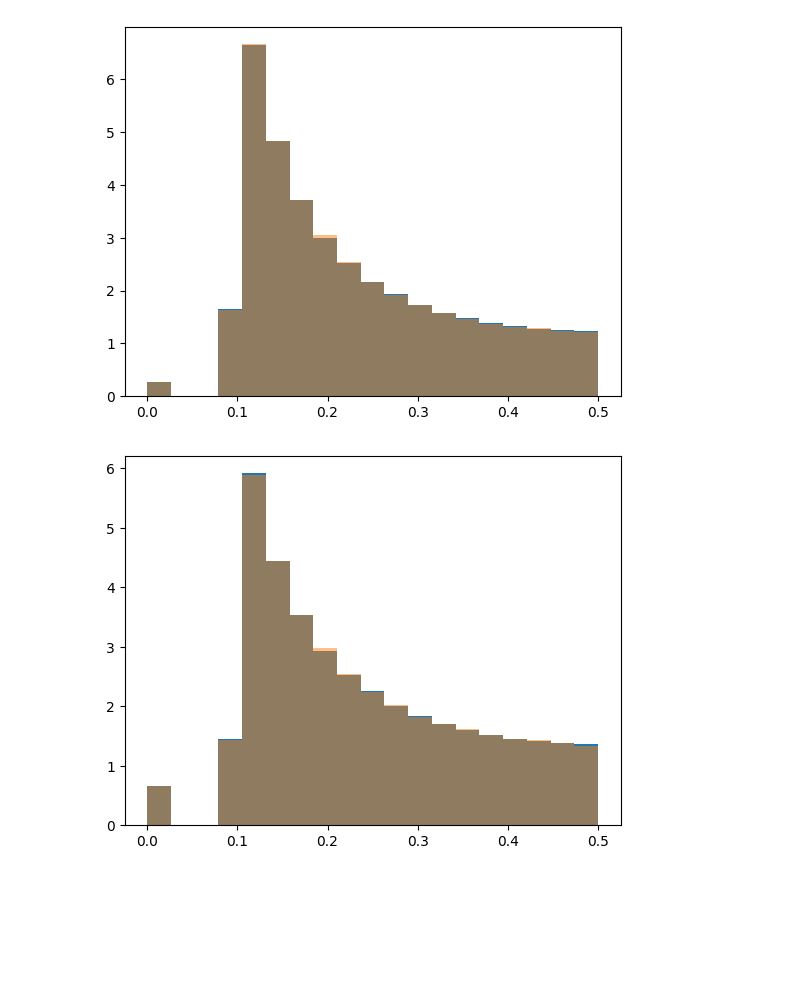
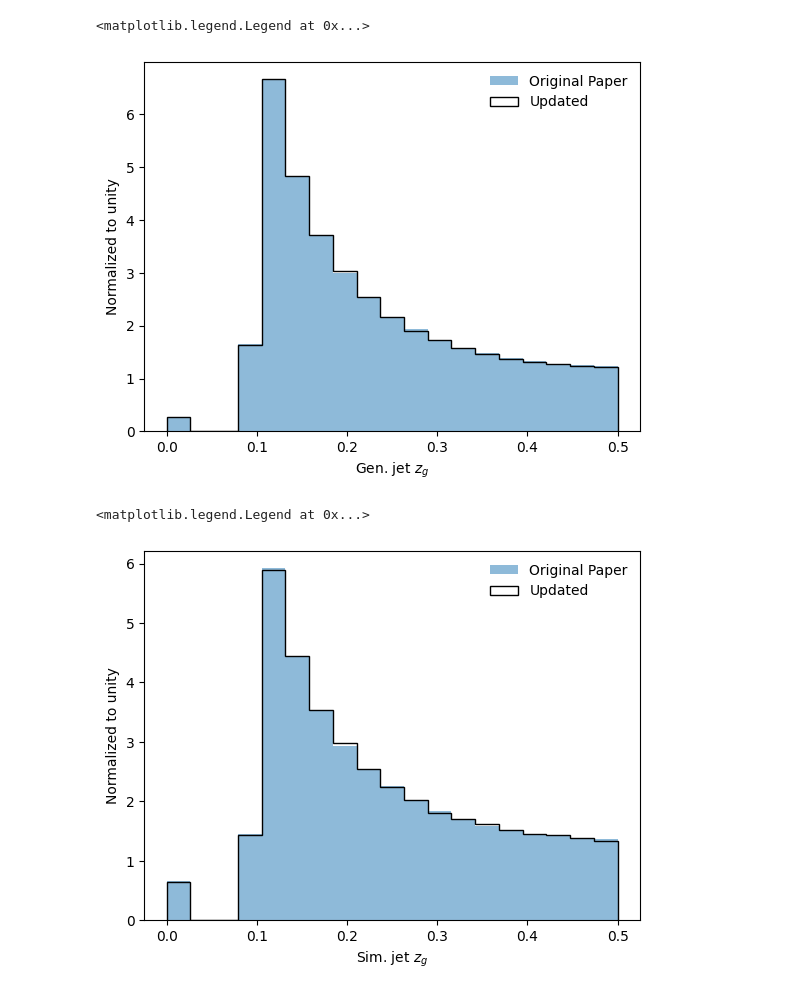
Before and after one commit to hep-lbdl/OmniFold, a Jupyter notebook: Benchmark/CheckOmniFold.ipynb, the cells around one changed output. Drawn from its saved outputs; the diff is of its cells as text; code cells hidden in the pictures; blank space fills up the shorter version.

Commit message:
made nicer plotting style

```diff
--- a/Benchmark/CheckOmniFold.ipynb
+++ b/Benchmark/CheckOmniFold.ipynb
@@ -39,7 +19,7 @@ sim_widths = []
 sim_tau2s = []
 sim_zgs = []
 sim_sdms = []
-for line in open("/global/cfs/cdirs/m3246/AnomalyDetection/ILC/Delphes-3.5.0/test_Omni.txt"):
+for line in open("test_Omni.txt"):
     if 'truth' in line:
         ZpT = float(line.split()[2])
         if (ZpT > 200):
@@ -145,11 +151,19 @@ _=plt.hist(zjets_bigger['sim_tau2s'],bins=np.linspace(0,0.5,20),density=True,alp
 # %%
-_=plt.hist(zjets['gen_zgs'],bins=np.linspace(0,0.5,20),density=True)
-_=plt.hist(zjets_bigger['gen_zgs'],bins=np.linspace(0,0.5,20),density=True,alpha=0.5)
+_=plt.hist(zjets['gen_zgs'],bins=np.linspace(0,0.5,20),density=True,label="Original Paper",alpha=0.5)
+_=plt.hist(zjets_bigger['gen_zgs'],bins=np.linspace(0,0.5,20),histtype="step",color="black",label="Updated",density=True,)
+plt.xlabel("Gen. jet $z_g$")
+plt.ylabel("Normalized to unity")
+plt.legend(frameon=False)
 # %% [output]
+<matplotlib.legend.Legend at 0x...>
-[figure, old version]
+[figure, new version]
 # %%
-_=plt.hist(zjets['sim_zgs'],bins=np.linspace(0,0.5,20),density=True)
-_=plt.hist(zjets_bigger['sim_zgs'],bins=np.linspace(0,0.5,20),density=True,alpha=0.5)
+_=plt.hist(zjets['sim_zgs'],bins=np.linspace(0,0.5,20),density=True,label="Original Paper",alpha=0.5)
+_=plt.hist(zjets_bigger['sim_zgs'],bins=np.linspace(0,0.5,20),histtype="step",color="black",label="Updated",density=True,)
+plt.xlabel("Sim. jet $z_g$")
+plt.ylabel("Normalized to unity")
+plt.legend(frameon=False)
 # %% [output]
+<matplotlib.legend.Legend at 0x...>
-[figure, old version]
+[figure, new version]
 # %%
```
Also changed, not shown: parts of 12 cells of this notebook.
